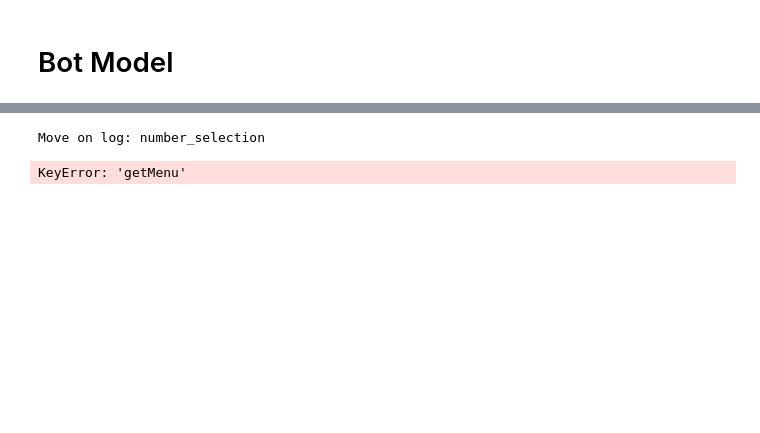
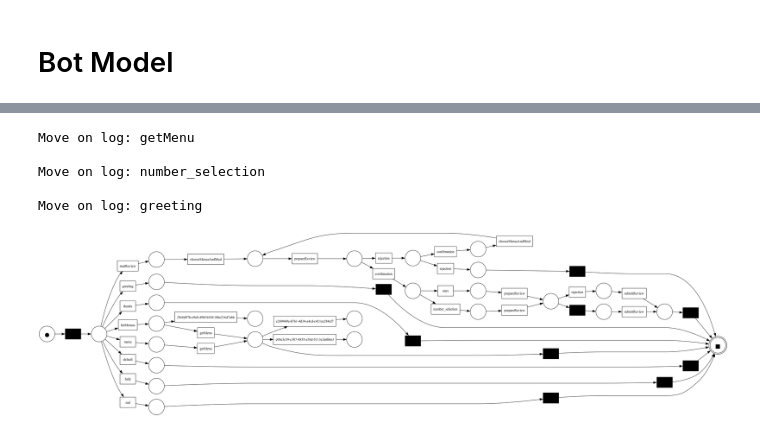
Before and after one commit to rwth-acis/process-mining-for-bots, a Jupyter notebook: visualize.log.ipynb, the cells around one changed output, grey strips where cells are left out. Saved outputs shown, nothing was run; the diff lists cells and outputs as text; code cells hidden in the pictures; blank space fills up the shorter version.

```diff
--- a/visualize.log.ipynb
+++ b/visualize.log.ipynb
@@ -87,18 +111,31 @@ Missing log moves: ['submitReview', 'getMenu']
 # %%
+start_id = start_activities.copy().pop()
 for diagnostic in unfitting_traces:
     prev_activity = None
-    aligned_trace = diagnostic['alignment']
-    for step in aligned_trace:
+    alignment = diagnostic['alignment']
+    # iterate over the alignment and find the missing log moves
+    for step in alignment:
         if step[1] ==">>":
             print("Move on log: "+step[0]+"\n")
             # in this case the activity is not present in the bot model, we adjust the dfg to make it fit
             # generate a new id for the activity using uuid
             new_activity_id = str(uuid.uuid4())
             if(prev_activity is not None):
-                dfg[prev_activity][new_activity_id] = dfg[prev_activity][step[0]]
-                del dfg[prev_activity][step[0]]
+                dfg[(prev_activity,new_activity_id)] = 1
+            else:
+                dfg[(start_id,new_activity_id)] = 1
 
-        prev_activity = step[0]
+
+
+        prev_activity = bp.get_node_id_by_name( step[0])
+
+
+bot_net,bot_im,bot_fm=bp.to_petri_net(dfg,start_activities,end_activities)
+pm4py.view_petri_net(bot_net,bot_im,bot_fm)
 # %% [output]
+Move on log: getMenu
+
 Move on log: number_selection
+
+Move on log: greeting
-KeyError: 'getMenu'
+[figure, added]
```
Also changed, not shown: parts of 7 cells of this notebook.
